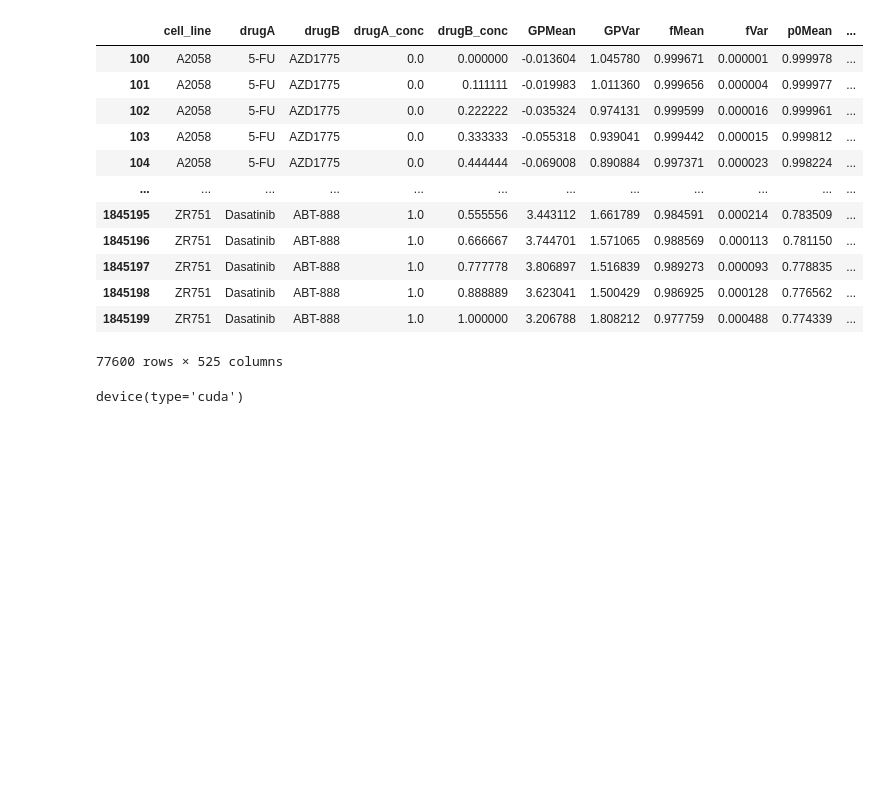
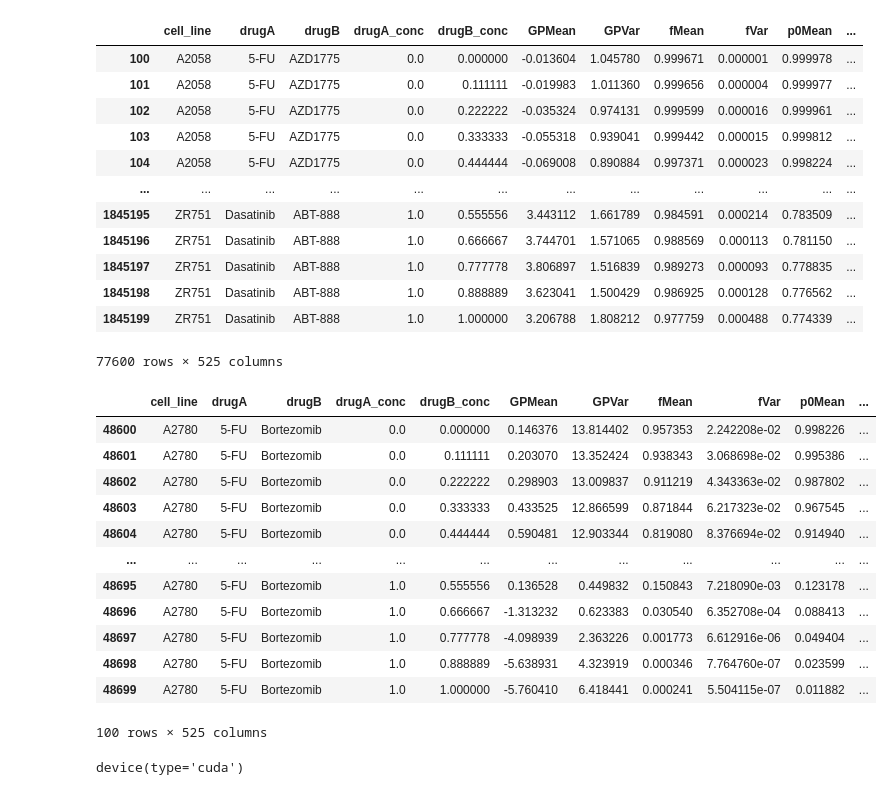
Before and after one commit to ltronneb/pimogp, a Jupyter notebook: notebooks/Optimising_Optimisation.ipynb, the cells around one changed output. Cells and saved outputs as stored; diff of their text form; code cells hidden in the pictures; blank space fills up the shorter version.

```diff
--- a/notebooks/Optimising_Optimisation.ipynb
+++ b/notebooks/Optimising_Optimisation.ipynb
@@ -62,3 +62,24 @@ train
 | 1845198 | ZR751 | Dasatinib | ABT-888 | 1.0 | 0.888889 | 3.623041 | 1.500429 | 0.986925 | 0.000128 | 0.776562 | ... |
 | 1845199 | ZR751 | Dasatinib | ABT-888 | 1.0 | 1.000000 | 3.206788 | 1.808212 | 0.977759 | 0.000488 | 0.774339 | ... |
 77600 rows × 525 columns
+# %%
+subset = train[train['cell_line'] == 'A2780']
+
+subset = subset[subset['drugA'] == '5-FU']
+subset = subset[subset['drugB'] == 'Bortezomib']
+
+subset
+# %% [output]
+|  | cell_line | drugA | drugB | drugA_conc | drugB_conc | GPMean | GPVar | fMean | fVar | p0Mean | ... |
+| 48600 | A2780 | 5-FU | Bortezomib | 0.0 | 0.000000 | 0.146376 | 13.814402 | 0.957353 | 2.242208e-02 | 0.998226 | ... |
+| 48601 | A2780 | 5-FU | Bortezomib | 0.0 | 0.111111 | 0.203070 | 13.352424 | 0.938343 | 3.068698e-02 | 0.995386 | ... |
+| 48602 | A2780 | 5-FU | Bortezomib | 0.0 | 0.222222 | 0.298903 | 13.009837 | 0.911219 | 4.343363e-02 | 0.987802 | ... |
+| 48603 | A2780 | 5-FU | Bortezomib | 0.0 | 0.333333 | 0.433525 | 12.866599 | 0.871844 | 6.217323e-02 | 0.967545 | ... |
+| 48604 | A2780 | 5-FU | Bortezomib | 0.0 | 0.444444 | 0.590481 | 12.903344 | 0.819080 | 8.376694e-02 | 0.914940 | ... |
+| ... | ... | ... | ... | ... | ... | ... | ... | ... | ... | ... | ... |
+| 48695 | A2780 | 5-FU | Bortezomib | 1.0 | 0.555556 | 0.136528 | 0.449832 | 0.150843 | 7.218090e-03 | 0.123178 | ... |
+| 48696 | A2780 | 5-FU | Bortezomib | 1.0 | 0.666667 | -1.313232 | 0.623383 | 0.030540 | 6.352708e-04 | 0.088413 | ... |
+| 48697 | A2780 | 5-FU | Bortezomib | 1.0 | 0.777778 | -4.098939 | 2.363226 | 0.001773 | 6.612916e-06 | 0.049404 | ... |
+| 48698 | A2780 | 5-FU | Bortezomib | 1.0 | 0.888889 | -5.638931 | 4.323919 | 0.000346 | 7.764760e-07 | 0.023599 | ... |
+| 48699 | A2780 | 5-FU | Bortezomib | 1.0 | 1.000000 | -5.760410 | 6.418441 | 0.000241 | 5.504115e-07 | 0.011882 | ... |
+100 rows × 525 columns
```
Also changed, not shown: parts of 8 cells of this notebook, 22 other files.
